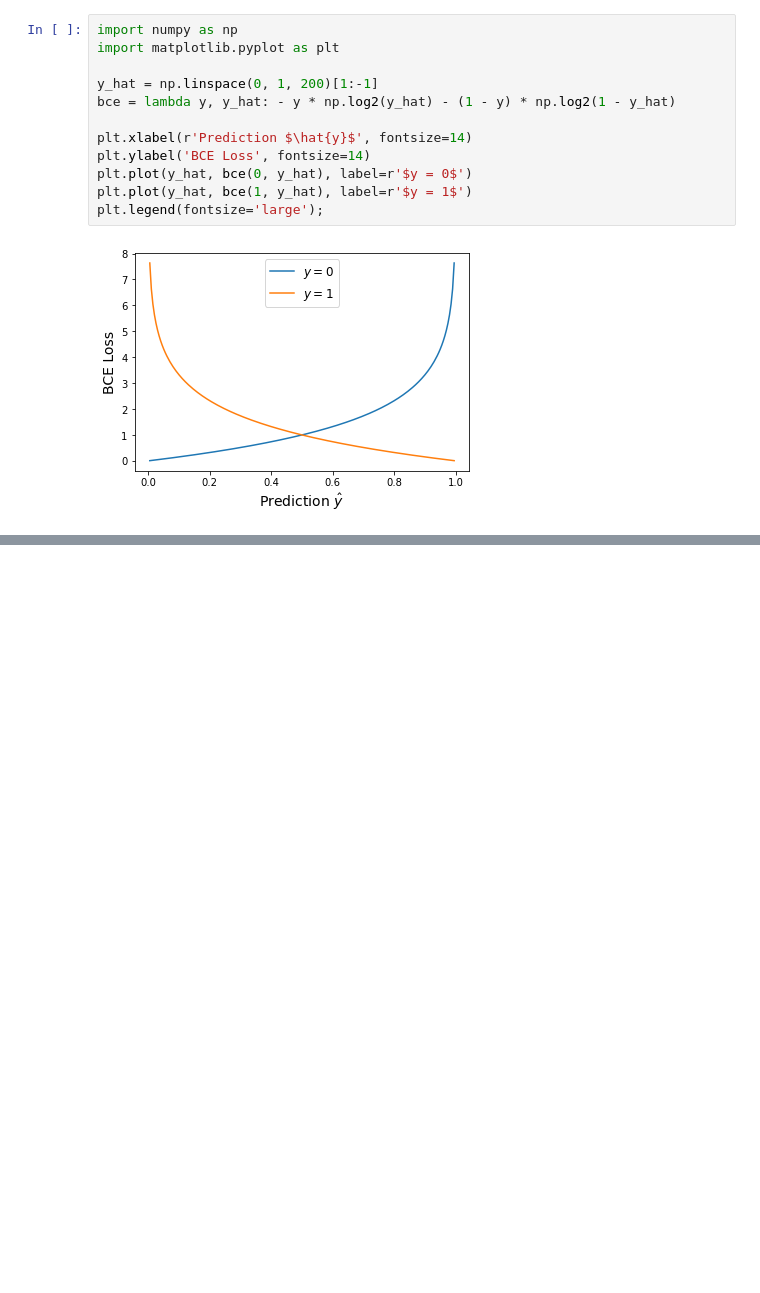
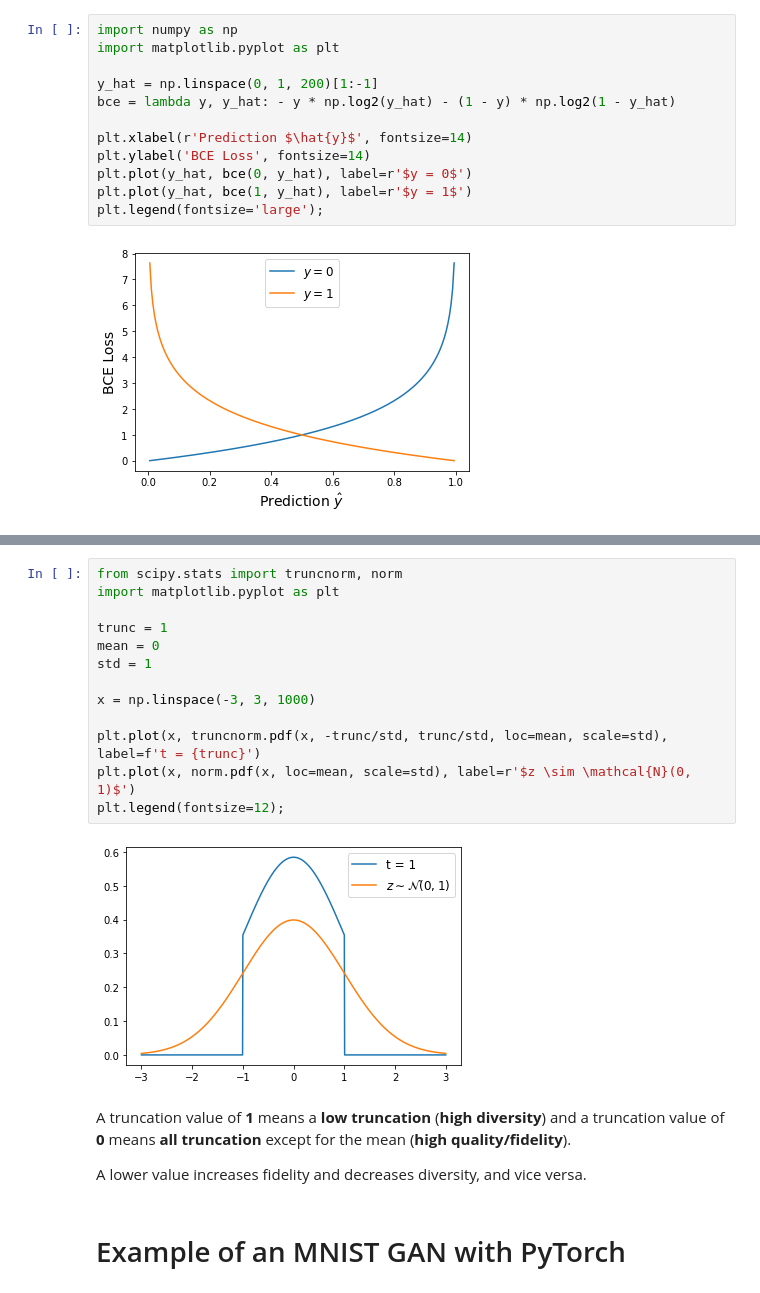
Before and after one commit to thomd/coursera-build-basic-generative-adversarial-networks, a Jupyter notebook: generative-models.ipynb, the cells around one changed output, grey strips where cells are left out. Cells and saved outputs as stored; diff of their text form; blank space fills up the shorter version.

Commit message:
gan example

```diff
--- a/generative-models.ipynb
+++ b/generative-models.ipynb
@@ -93,0 +134,21 @@ It is close to **zero**, when label $y$ and prediction $\hat{y}$ are **similar**
+# %%
+from scipy.stats import truncnorm, norm
+import matplotlib.pyplot as plt
+
+trunc = 1
+mean = 0
+std = 1
+
+x = np.linspace(-3, 3, 1000)
+
+plt.plot(x, truncnorm.pdf(x, -trunc/std, trunc/std, loc=mean, scale=std), label=f't = {trunc}')
+plt.plot(x, norm.pdf(x, loc=mean, scale=std), label=r'$z \sim \mathcal{N}(0, 1)$')
+plt.legend(fontsize=12);
+# %% [output]
+[figure, added]
+# %% [markdown]
+A truncation value of **1** means a **low truncation** (**high diversity**) and a truncation value of **0** means **all truncation** except for the mean (**high quality/fidelity**).
+
+A lower value increases fidelity and decreases diversity, and vice versa.
+# %% [markdown]
+# Example of an MNIST GAN with PyTorch
```
Also changed, not shown: parts of 16 cells of this notebook, 1 other file.
